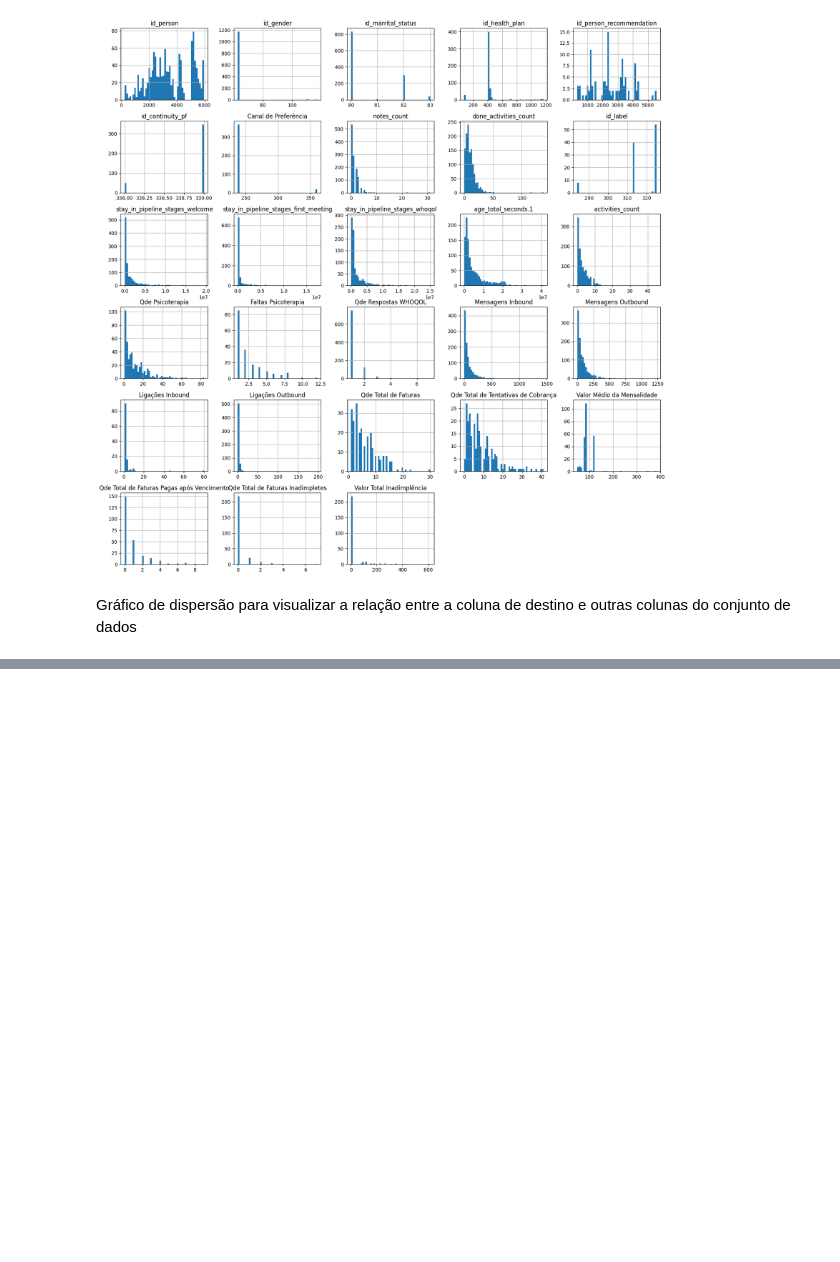
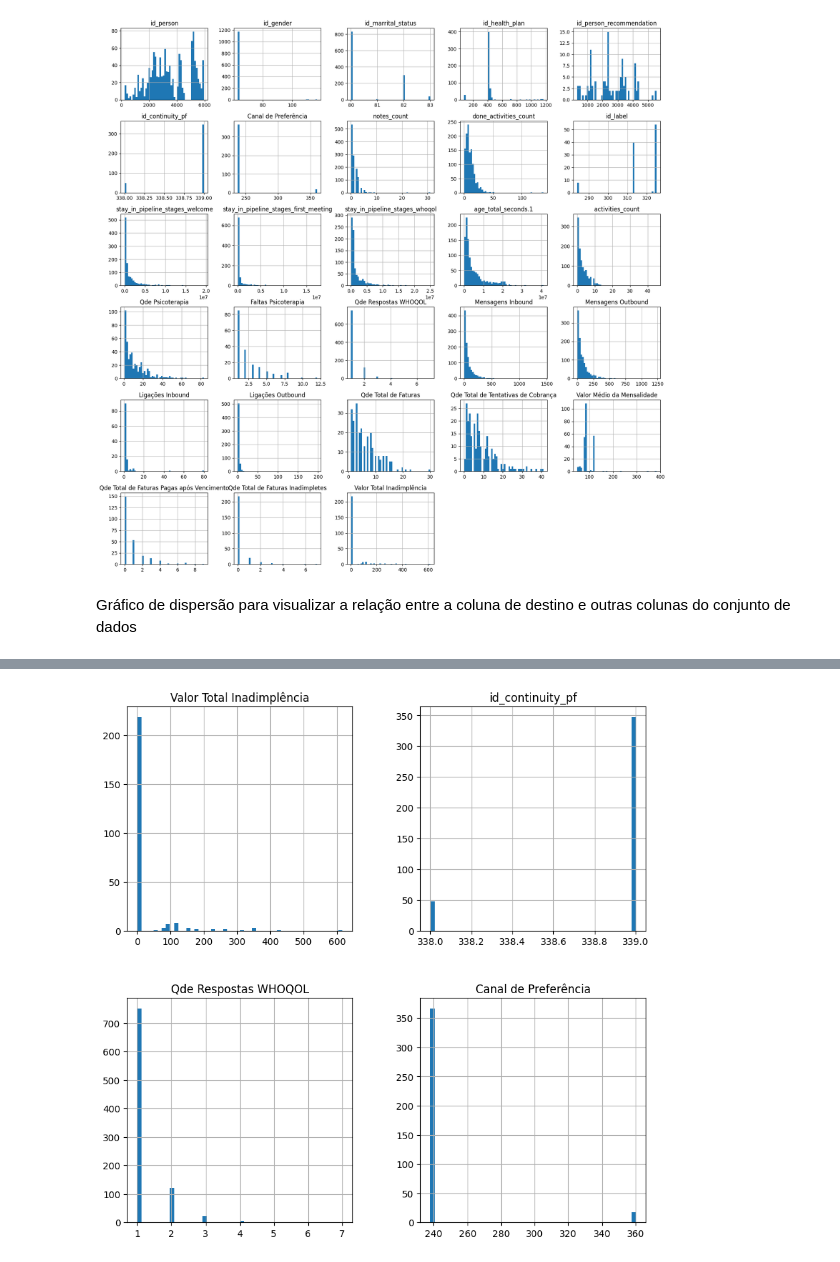
Before and after one commit to leoscarlato/deploy-sprint, a Jupyter notebook: notebooks/analise.ipynb, the cells around one changed output, grey strips where cells are left out. Drawn from its saved outputs; the diff is of its cells as text; code cells hidden in the pictures; blank space fills up the shorter version.

```diff
--- a/notebooks/analise.ipynb
+++ b/notebooks/analise.ipynb
@@ -89,0 +96,5 @@ Colunas que poderiam fazer sentido ser target no problema sobre cancelamento ("o
+# %%
+df_matheus.hist(bins=50, figsize=(10,10))
+plt.show()
+# %% [output]
+[figure, added]
```
Also changed, not shown: parts of 11 cells of this notebook.
